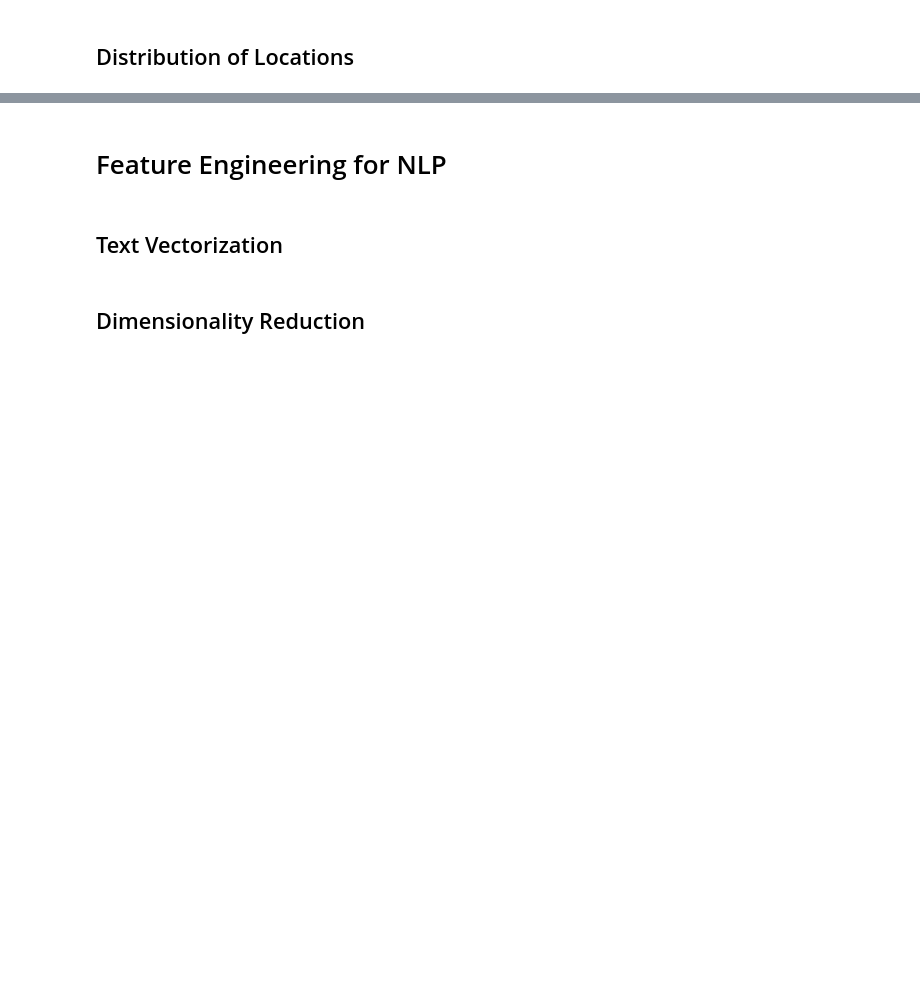
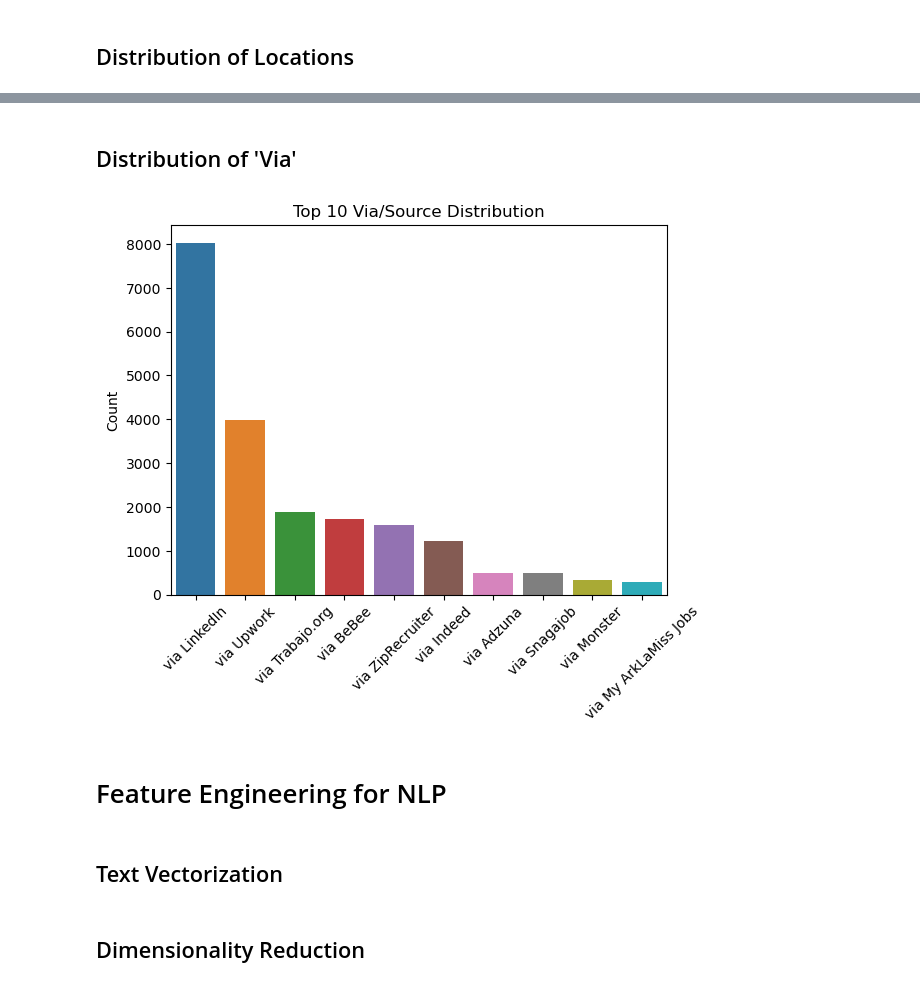
Before and after one commit to CSergiy/Data_Science_Job_Analysis, a Jupyter notebook: Notebooks/Data Science Job Analysis.ipynb, the cells around one changed output, grey strips where cells are left out. Saved outputs shown, nothing was run; the diff lists cells and outputs as text; code cells hidden in the pictures; blank space fills up the shorter version.

Commit message:
Added distribution of Via'

```diff
--- a/Notebooks/Data Science Job Analysis.ipynb
+++ b/Notebooks/Data Science Job Analysis.ipynb
@@ -368,3 +368,14 @@ plt.show()
+# %% [markdown]
+## Distribution of 'Via'
+# %%
+top_via = df['via'].value_counts().head(10)  # Get top 10 sources
+sns.barplot(x=top_via.index, y=top_via.values)
+plt.xticks(rotation=45)
+plt.title('Top 10 Via/Source Distribution')
+plt.ylabel('Count')
+plt.show()
+# %% [output]
+[figure, added]
 # %% [markdown]
 # Feature Engineering for NLP
 # %% [markdown]
```
Also changed, not shown: parts of 5 cells of this notebook.
